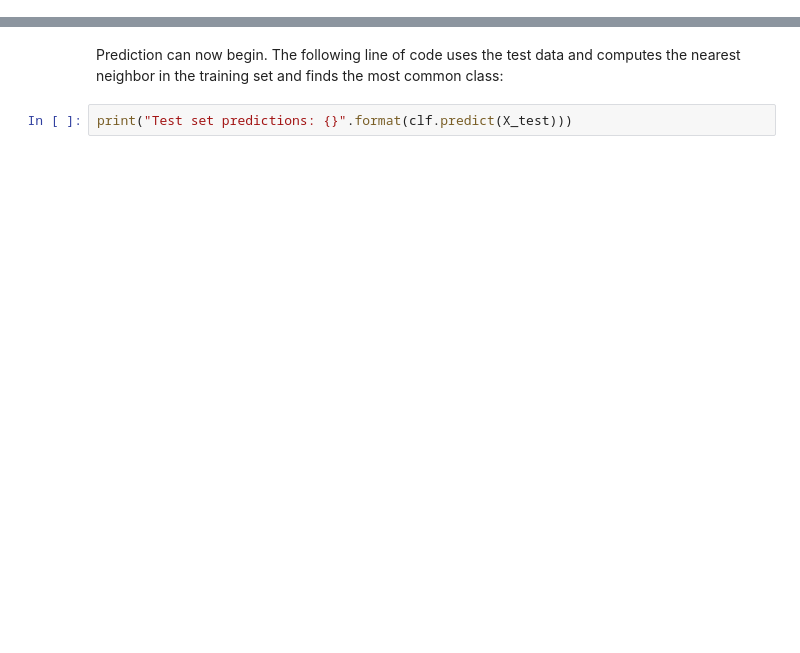
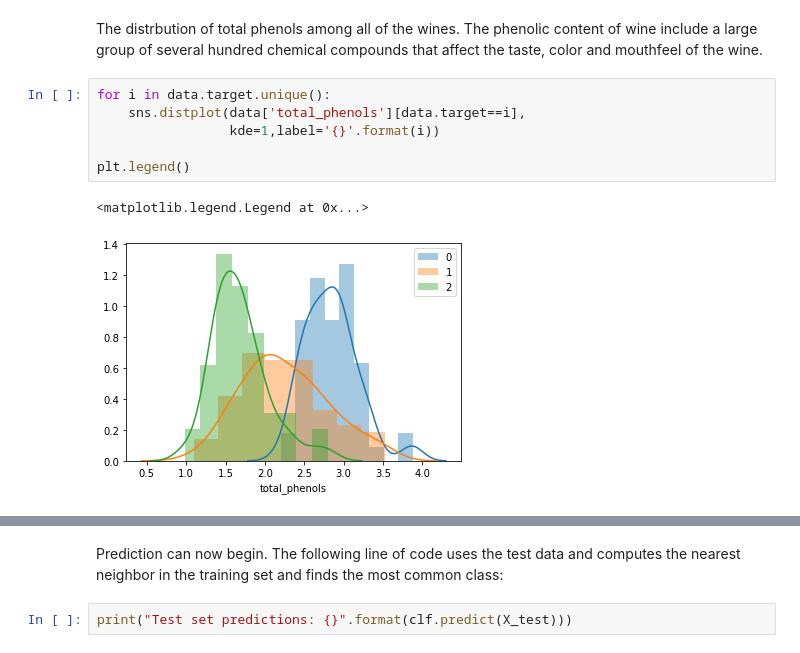
Before and after one commit to ConanMercer/Classification_of_wine, a Jupyter notebook: WineAnalysis.ipynb, the cells around one changed output, grey strips where cells are left out. Cells and saved outputs as stored; diff of their text form; blank space fills up the shorter version.

```diff
--- a/WineAnalysis.ipynb
+++ b/WineAnalysis.ipynb
@@ -32,0 +76,11 @@ The wine data is now loaded and split into a training set and a test set. The ne
+# %% [markdown]
+The distrbution of total phenols among all of the wines. The phenolic content of wine include a large group of several hundred chemical compounds that affect the taste, color and mouthfeel of the wine.
+# %%
+for i in data.target.unique():
+    sns.distplot(data['total_phenols'][data.target==i],
+                 kde=1,label='{}'.format(i))
+
+plt.legend()
+# %% [output]
+<matplotlib.legend.Legend at 0x...>
+[figure, added]
```
Also changed, not shown: parts of 27 cells of this notebook.
